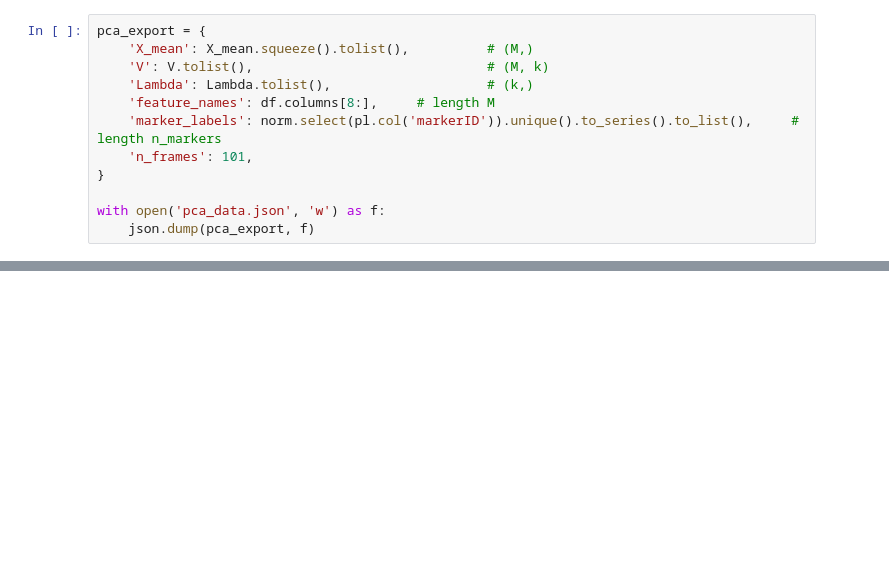
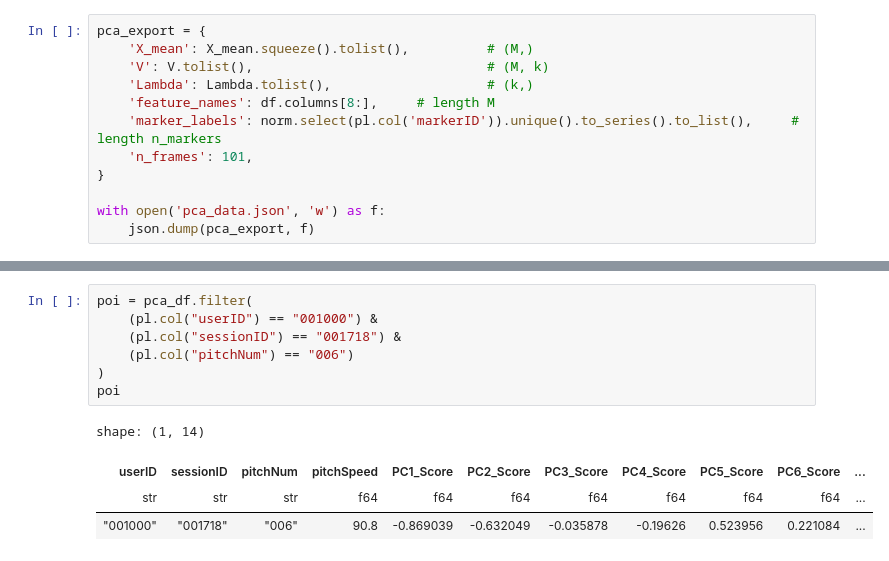
Before and after one commit to brianhockett/baseball-motion-analysis, a Jupyter notebook: pca.ipynb, the cells around one changed output, grey strips where cells are left out. Cells and saved outputs as stored; diff of their text form; blank space fills up the shorter version.

Commit message:
Calculated PCA scores

```diff
--- a/pca.ipynb
+++ b/pca.ipynb
@@ -236,0 +310,12 @@ from animations import animate
+# %%
+poi = pca_df.filter(
+    (pl.col("userID") == "001000") &
+    (pl.col("sessionID") == "001718") &
+    (pl.col("pitchNum") == "006")
+)
+poi
+# %% [output]
+shape: (1, 14)
+| userID | sessionID | pitchNum | pitchSpeed | PC1_Score | PC2_Score | PC3_Score | PC4_Score | PC5_Score | PC6_Score | ... |
+| str | str | str | f64 | f64 | f64 | f64 | f64 | f64 | f64 | ... |
+| "001000" | "001718" | "006" | 90.8 | -0.869039 | -0.632049 | -0.035878 | -0.19626 | 0.523956 | 0.221084 | ... |
```
Also changed, not shown: parts of 4 cells of this notebook, 1 other file.
